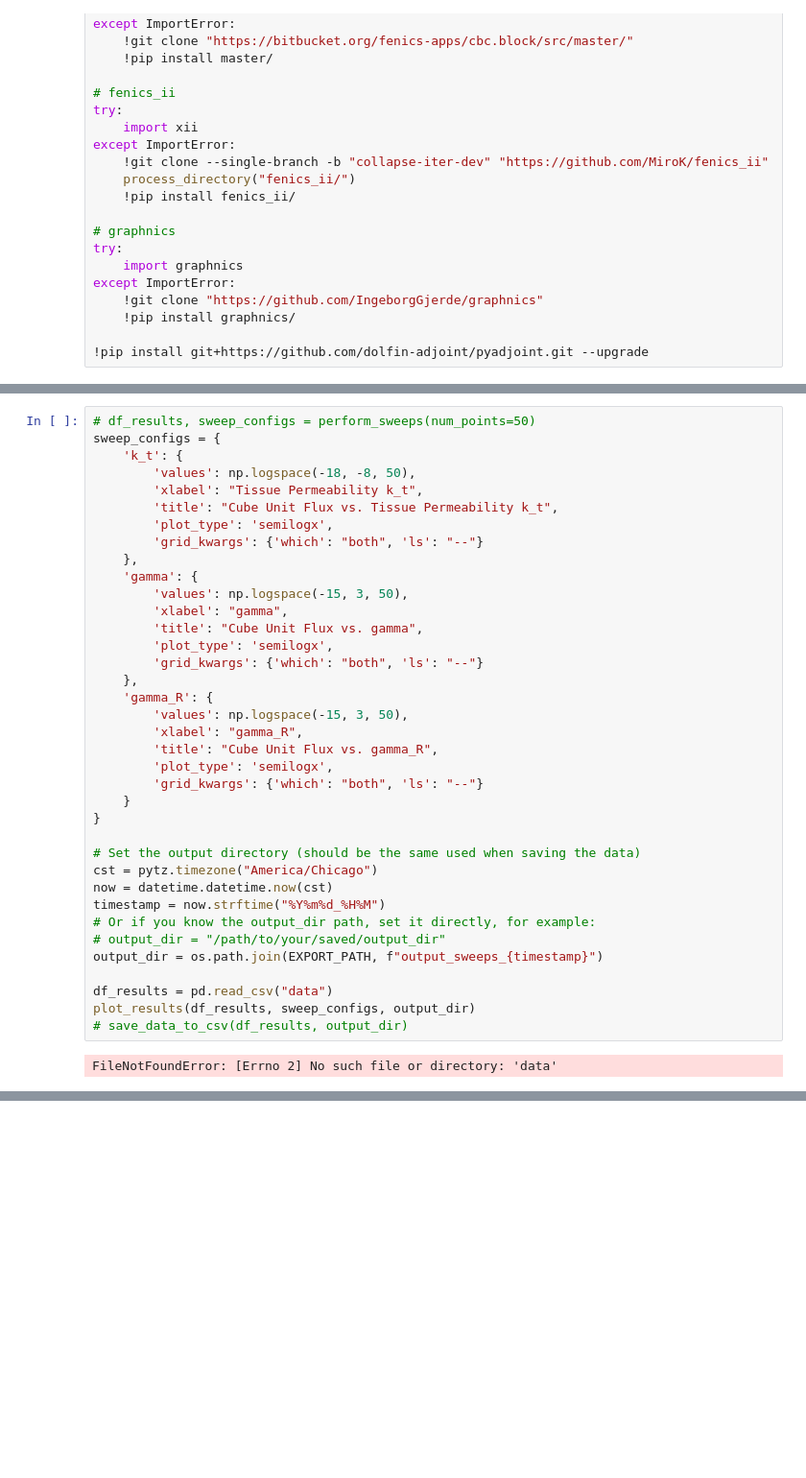
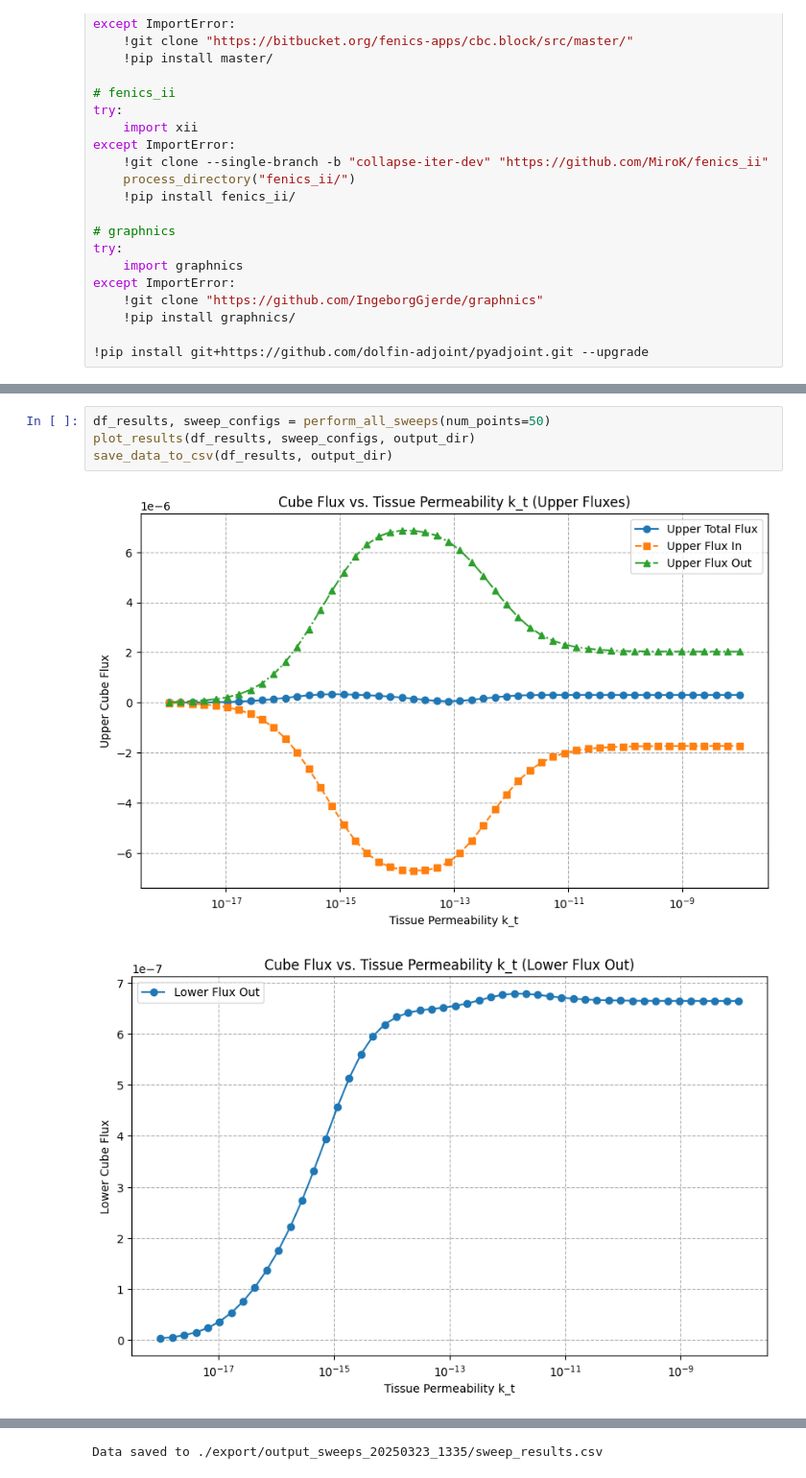
Before and after one commit to isosafrasaurus/multihepatic, a Jupyter notebook: 3d_1d_drvar.ipynb, the cells around one changed output, grey strips where cells are left out. Shown at 96% size. Drawn from its saved outputs; the diff is of its cells as text; blank space fills up the shorter version.

```diff
--- a/3d_1d_drvar.ipynb
+++ b/3d_1d_drvar.ipynb
@@ -326,39 +366,7 @@ save_data_to_csv(df_results, output_dir)
-# %%
-# df_results, sweep_configs = perform_sweeps(num_points=50)
-sweep_configs = {
-    'k_t': {
-        'values': np.logspace(-18, -8, 50),
-        'xlabel': "Tissue Permeability k_t",
-        'title': "Cube Unit Flux vs. Tissue Permeability k_t",
-        'plot_type': 'semilogx',
-        'grid_kwargs': {'which': "both", 'ls': "--"}
-    },
-    'gamma': {
-        'values': np.logspace(-15, 3, 50),
-        'xlabel': "gamma",
-        'title': "Cube Unit Flux vs. gamma",
-        'plot_type': 'semilogx',
-        'grid_kwargs': {'which': "both", 'ls': "--"}
-    },
-    'gamma_R': {
-        'values': np.logspace(-15, 3, 50),
-        'xlabel': "gamma_R",
-        'title': "Cube Unit Flux vs. gamma_R",
-        'plot_type': 'semilogx',
-        'grid_kwargs': {'which': "both", 'ls': "--"}
-    }
-}
-
-# Set the output directory (should be the same used when saving the data)
-cst = pytz.timezone("America/Chicago")
-now = datetime.datetime.now(cst)
-timestamp = now.strftime("%Y%m%d_%H%M")
-# Or if you know the output_dir path, set it directly, for example:
-# output_dir = "/path/to/your/saved/output_dir"
-output_dir = os.path.join(EXPORT_PATH, f"output_sweeps_{timestamp}")
-
-df_results = pd.read_csv("data")
-plot_results(df_results, sweep_configs, output_dir)
-# save_data_to_csv(df_results, output_dir)
-# %% [output]
-FileNotFoundError: [Errno 2] No such file or directory: 'data'
+# %%
+df_results, sweep_configs = perform_all_sweeps(num_points=50)
+plot_results(df_results, sweep_configs, output_dir)
+save_data_to_csv(df_results, output_dir)
+# %% [output]
+[figure, added]
+[figure, added]
@@ -364,0 +377 @@ FileNotFoundError: [Errno 2] No such file or directory: 'data'
+Data saved to ./export/output_sweeps_20250323_1335/sweep_results.csv
```
Also changed, not shown: parts of 17 cells of this notebook, 2 other files.
